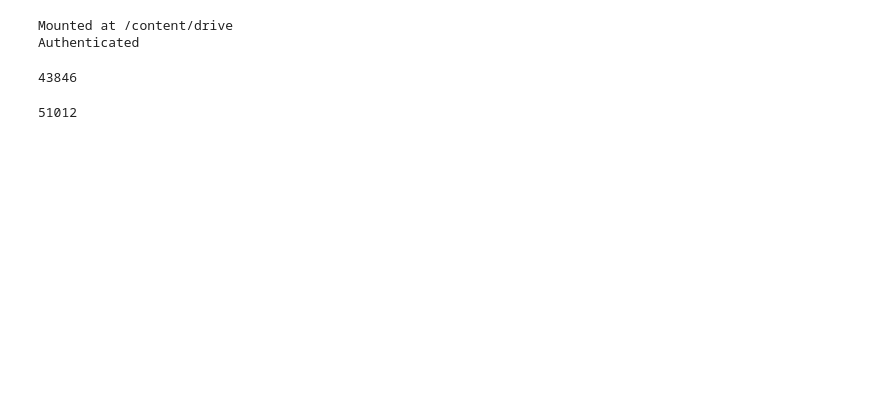
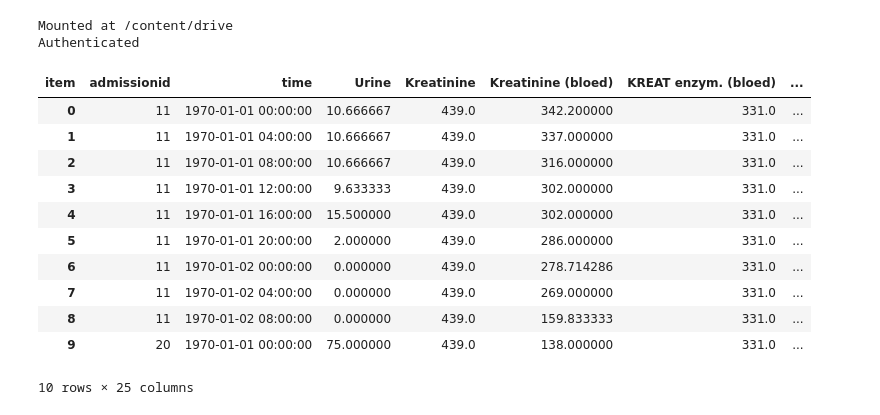
Before and after one commit to Enrico-Call/RL-AKI, a Jupyter notebook: Data Aggregation.ipynb, the cells around one changed output. Saved outputs shown, nothing was run; the diff lists cells and outputs as text; code cells hidden in the pictures; blank space fills up the shorter version.

```diff
--- a/Data Aggregation.ipynb
+++ b/Data Aggregation.ipynb
@@ -355,11 +355,18 @@ actionspace = pd.read_csv('final_action_space.csv')
 state = process_statespace(statespace)
 # %%
 action = process_actionspace(actionspace)
-# %%
-len(state)
-# %% [output]
-43846
-# %%
-len(action)
-# %% [output]
-51012
+# %%
+state.head(10)
+# %% [output]
+| item | admissionid | time | Urine | Kreatinine | Kreatinine (bloed) | KREAT enzym. (bloed) | ... |
+| 0 | 11 | 1970-01-01 00:00:00 | 10.666667 | 439.0 | 342.200000 | 331.0 | ... |
+| 1 | 11 | 1970-01-01 04:00:00 | 10.666667 | 439.0 | 337.000000 | 331.0 | ... |
+| 2 | 11 | 1970-01-01 08:00:00 | 10.666667 | 439.0 | 316.000000 | 331.0 | ... |
+| 3 | 11 | 1970-01-01 12:00:00 | 9.633333 | 439.0 | 302.000000 | 331.0 | ... |
+| 4 | 11 | 1970-01-01 16:00:00 | 15.500000 | 439.0 | 302.000000 | 331.0 | ... |
+| 5 | 11 | 1970-01-01 20:00:00 | 2.000000 | 439.0 | 286.000000 | 331.0 | ... |
+| 6 | 11 | 1970-01-02 00:00:00 | 0.000000 | 439.0 | 278.714286 | 331.0 | ... |
+| 7 | 11 | 1970-01-02 04:00:00 | 0.000000 | 439.0 | 269.000000 | 331.0 | ... |
+| 8 | 11 | 1970-01-02 08:00:00 | 0.000000 | 439.0 | 159.833333 | 331.0 | ... |
+| 9 | 20 | 1970-01-01 00:00:00 | 75.000000 | 439.0 | 138.000000 | 331.0 | ... |
+10 rows × 25 columns
```
Also changed, not shown: parts of 1 cell of this notebook.
